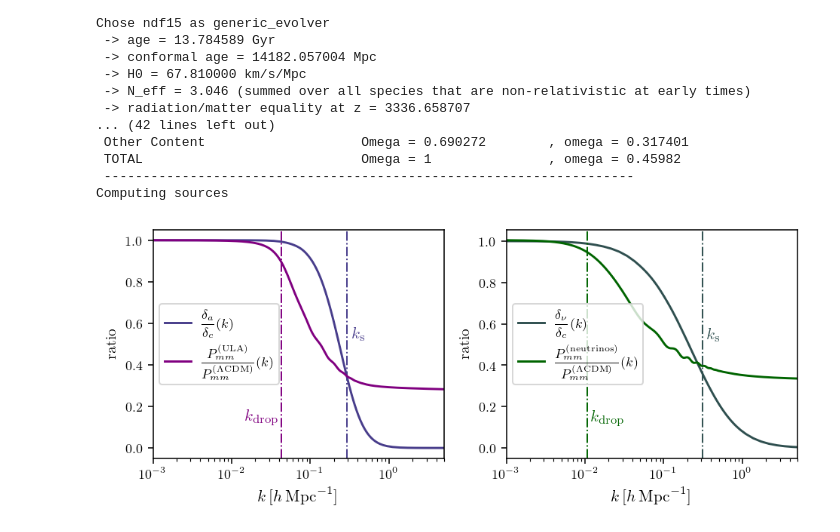
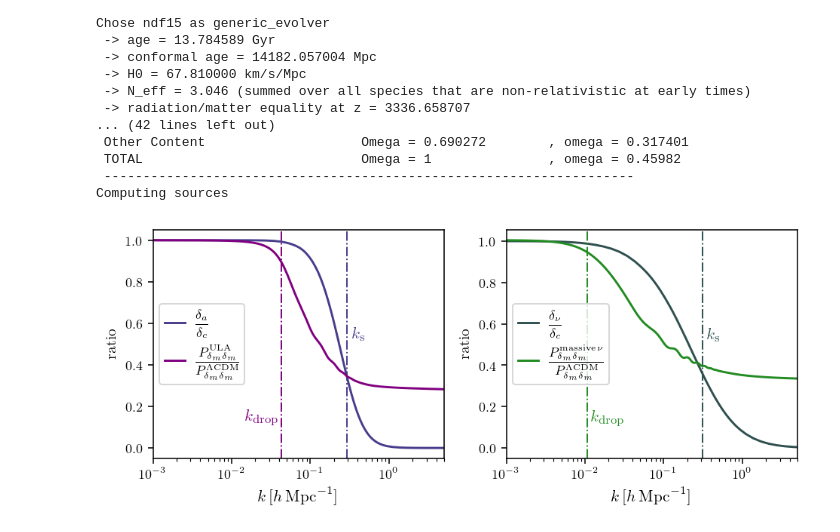
Before and after one commit to fverd/class, a Jupyter notebook: soundspeed-scripts/plots4paper/sections_1_2.ipynb, the cells around one changed output. Cells and saved outputs as stored; diff of their text form; code cells hidden in the pictures.

```diff
--- a/soundspeed-scripts/plots4paper/sections_1_2.ipynb
+++ b/soundspeed-scripts/plots4paper/sections_1_2.ipynb
@@ -285,39 +285,39 @@ d_cdm_k=-chi_tk_k['d_cdm']
 T_ratio_ax =chi_tk_k['d_scf']/ chi_tk_k['d_cdm']
 
 kJest =8.4e12 * pow(1.e-27/h,1/2) * (1/(1+zeval))**0.25
 kdropest =5.2e-2 * pow(1.e-27*_ev_to_HO_/1.e6,1/2)
 axs[0].axvline(kJest, linewidth=1., color='darkslateblue', linestyle='-.')
 axs[0].text(kJest+5.e-2, 0.55, r'$k_\mathrm{s}$', color='darkslateblue', fontsize=11, ha='left', va='center', rotation=0)
-axs[0].semilogx(kEval, chi_tk_k['d_scf']/chi_tk_k['d_cdm'],'darkslateblue',label=r'$\displaystyle\frac{\delta_a}{\delta_c}(k)$')
+axs[0].semilogx(kEval, chi_tk_k['d_scf']/chi_tk_k['d_cdm'],'darkslateblue',label=r'$\displaystyle\frac{\delta_a}{\delta_c}$')
 
 axs[0].axvline(kdropest, linewidth=1., color='purple', linestyle='-.')
 axs[0].text(1.5e-2, 0.15, r'$k_\mathrm{drop}$', color='purple', fontsize=11, ha='left', va='center', rotation=0)
-axs[0].semilogx(kk, Pk_ax/Pk_cdm, 'purple', label=r'$\displaystyle\frac{P_{mm}^{(\mathrm{ULA})}}{P_{mm}^{(\mathrm{\Lambda CDM})}}(k)$')
+axs[0].semilogx(kk, Pk_ax/Pk_cdm, 'purple', label=r'$\displaystyle\frac{P_{\delta_m \delta_m}^{\mathrm{ULA}}}{P_{\delta_m \delta_m}^{\mathrm{\Lambda CDM}}}$')
 
 axs[0].set_xlabel(r'$k\,[h\,\mathrm{Mpc}^{-1}]$', fontsize=11)
-axs[0].legend(loc='center left')
+axs[0].legend(loc='center left',handlelength=1.5)
 axs[0].set_xlim([1.e-3,5])
 axs[0].set_ylabel(r'ratio')
 
 # Right plot - neutrinos
-axs[1].plot(kEval, T_ratio_nu,'darkslategray', label=r'$\displaystyle\frac{\delta_\nu}{\delta_c}(k)$')
-axs[1].semilogx(kk2, Pk_nu/Pk_nu_LCDM, 'darkgreen', label=r'$\displaystyle\frac{P_{mm}^{(\mathrm{neutrinos})}}{P_{mm}^{(\mathrm{\Lambda CDM})}}(k)$')
+axs[1].plot(kEval, T_ratio_nu,'darkslategray', label=r'$\displaystyle\frac{\delta_\nu}{\delta_c}$')
+axs[1].semilogx(kk2, Pk_nu/Pk_nu_LCDM, 'forestgreen', label=r'$\displaystyle\frac{P_{\delta_m \delta_m}^{\mathrm{massive}\,\nu}}{P_{\delta_m \delta_m}^{\mathrm{\Lambda CDM}}}$')
 
 axs[1].axvline(kJnu, linewidth=1., color='darkslategray', linestyle='-.')
 axs[1].text(kJnu+5.e-2, 0.55, r'$k_\mathrm{s}$', color='darkslategray', fontsize=11, ha='left', va='center', rotation=0)
 
 kdropnu = 0.0107753
-axs[1].axvline(kdropnu, linewidth=1., color='darkgreen', linestyle='-.')
-axs[1].text(1.2e-2, 0.15, r'$k_\mathrm{drop}$', color='darkgreen', fontsize=11, ha='left', va='center', rotation=0)
+axs[1].axvline(kdropnu, linewidth=1., color='forestgreen', linestyle='-.')
+axs[1].text(1.2e-2, 0.15, r'$k_\mathrm{drop}$', color='forestgreen', fontsize=11, ha='left', va='center', rotation=0)
 
 axs[1].set_xlabel(r'$k\,[h\,\mathrm{Mpc}^{-1}]$', fontsize=11)
-axs[1].legend(loc='center left')
+axs[1].legend(loc='center left',handlelength=1.5)
 axs[1].set_xlim([1.e-3,5])
 axs[1].set_ylabel(r'ratio')
 
 plt.tight_layout()
 # plt.savefig('/home/fverdian/class/soundspeed-scripts/figure/kdrop_vs_ks_ULA_nu.pdf', bbox_inches='tight')
 
 plt.show()
 # %% [output]
-[figure, old version]
+[figure, new version]
```
Also changed, not shown: 14 other files.
